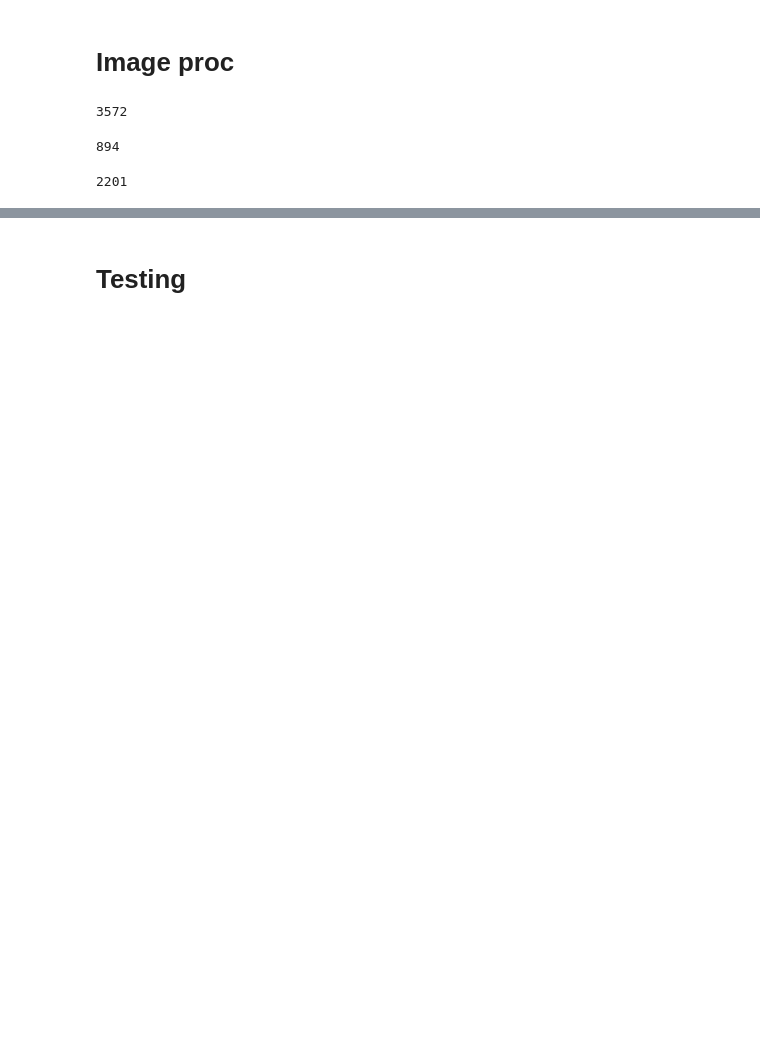
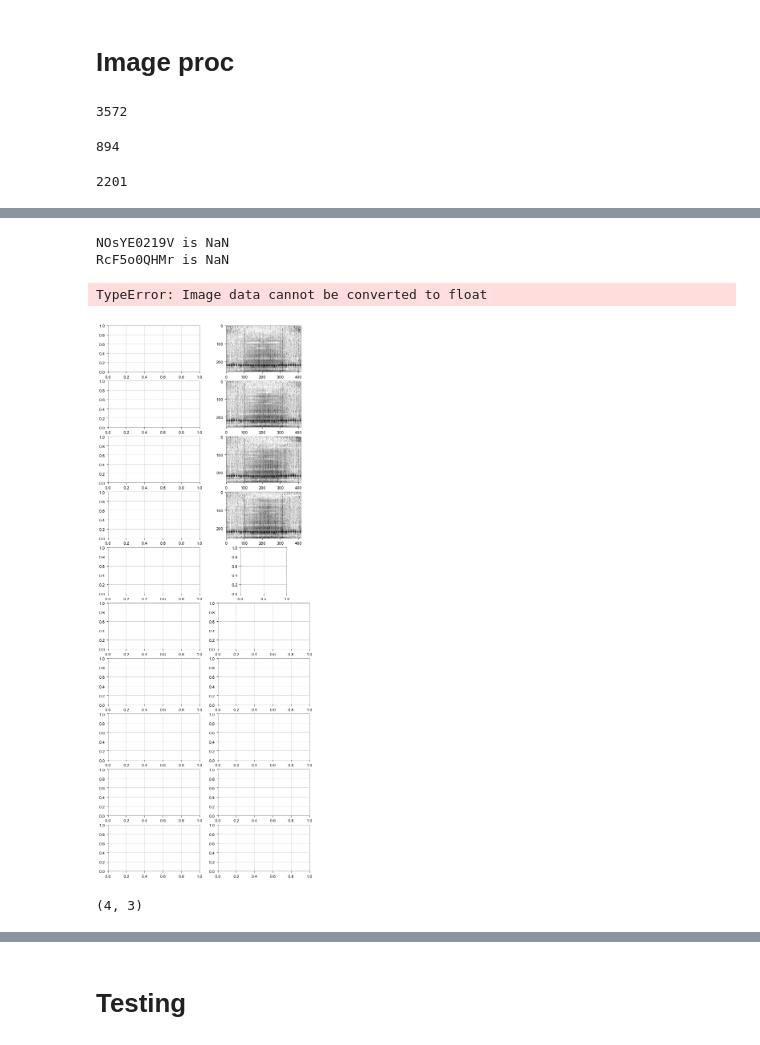
Before and after one commit to GilesStrong/LIP_DS_2019_Challenge, a Jupyter notebook: notebooks/Image_Creation.ipynb, the cells around one changed output, grey strips where cells are left out. Cells and saved outputs as stored; diff of their text form; code cells hidden in the pictures; blank space fills up the shorter version.

```diff
--- a/notebooks/Image_Creation.ipynb
+++ b/notebooks/Image_Creation.ipynb
@@ -136,9 +173,10 @@ def proc_strain(strain:np.ndarray, gps:float, ifo:str) -> np.ndarray:
     img = np.broadcast_to(img[:,:,None],(img.shape[0], img.shape[1],3))
     return img
 # %%
-def create_image(gid:str, label:str, mode:str, gps:float, ifo:str) -> None:
+def create_image(gid:str, gps:float, ifo:str) -> Image:
     name = glob(str(PATH/f'hdf5/*{gid}*'))[0]
     with h5py.File(PATH/f'hdf5/{name}', 'r') as fin: strain = np.array(fin["Strain"]["Strain"].value)
-    if np.isnan(np.sum(strain)): return
+    if np.isnan(np.sum(strain)):
+        print(f'{gid} is NaN'); return
     img = proc_strain(strain, gps, ifo)
-    Image.fromarray(img, 'RGB').save(PATH/f'images/{mode}/{label}/{gid}.png')
+    return Image.fromarray(img, 'RGB')
@@ -162,0 +212,7 @@ len(test_df)
+# %%
+gids = [2,3,4,5,6,7,8,9,10,11]
+h1_gs = [data[(data.gen_target==t)&(data.ifo=='H1')&(data.id != '5lL68EymOk')&(data.id != 'NOsYE0219V')][0:1] for t in gids]
+l1_gs = [data[(data.gen_target==t)&(data.ifo=='L1')&(data.id != 'c0QQ4lWLKD')&(data.id != 'RcF5o0QHMr')][0:1] for t in gids]
+# %%
+for i, g in zip(gids, h1_gs): print(i, g.id[0], g.GPStime[0], g.ifo[0])
+for i, g in zip(gids, l1_gs): print(i, g.id[0], g.GPStime[0], g.ifo[0])
@@ -162,0 +240,20 @@ len(test_df)
+# %%
+%%capture --no-stdout
+h1_imgs = [create_image(g.id[0], g.GPStime[0], g.ifo[0]) for g in h1_gs]
+l1_imgs = [create_image(g.id[0], g.GPStime[0], g.ifo[0]) for g in l1_gs]
+# %% [output]
+NOsYE0219V is NaN
+RcF5o0QHMr is NaN
+# %%
+#h1
+fig, axs = plt.subplots(len(gids), 2, figsize=(9,25))
+for i, ax in enumerate(axs[:,1]): ax.imshow(l1_imgs[i])
+for i, ax in enumerate(axs[:,0]): ax.imshow(h1_imgs[i])
+# %% [output]
+TypeError: Image data cannot be converted to float
+[figure, added]
+# %%
+ns = [len(train_df[train_df.gen_target==c]) for c in sorted(set(train_df.gen_target))]
+np.argmin(ns), np.min(ns)
+# %% [output]
+(4, 3)
```
Also changed, not shown: parts of 28 cells of this notebook, 2 other files.
